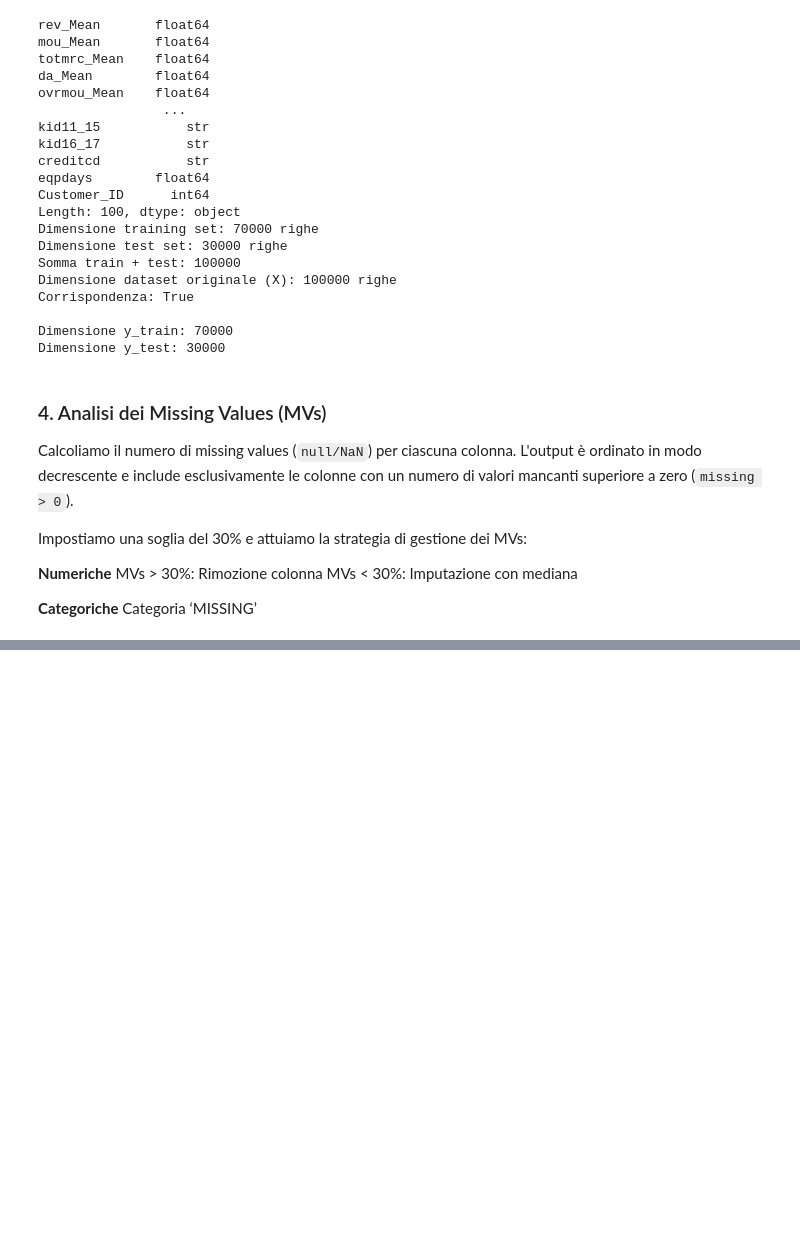
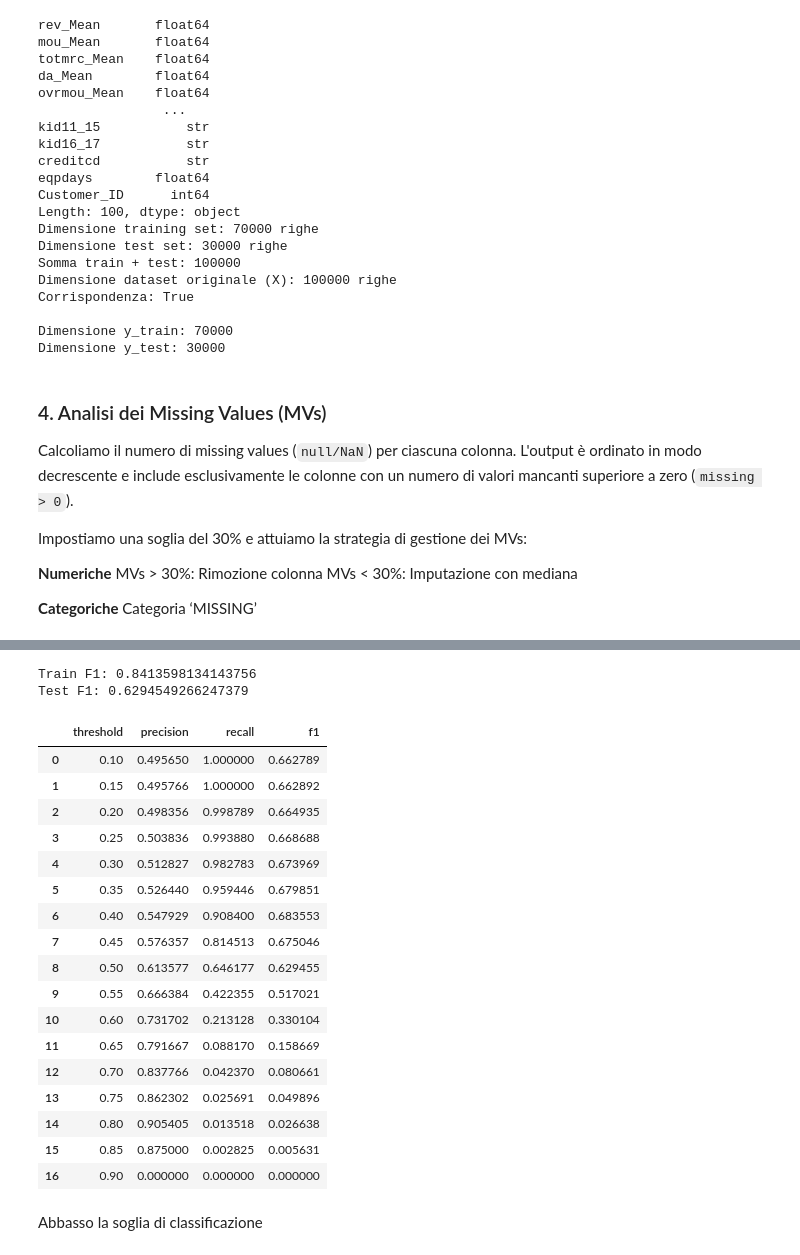
Before and after one commit to meddesara98-ctrl/SDG_Project, a Jupyter notebook: notebook.ipynb, the cells around one changed output, grey strips where cells are left out. Drawn from its saved outputs; the diff is of its cells as text; code cells hidden in the pictures; blank space fills up the shorter version.

Commit message:
Training RF, tuning parametri, cambio soglia di classificazione

```diff
--- a/notebook.ipynb
+++ b/notebook.ipynb
@@ -291,21 +290,0 @@ Le categoriche devono essere trasformate in numeriche
-# %%
-#Individuo le colonne categoriche rimaste
-cat_features = X_train_clean.select_dtypes(include=['object']).columns.tolist()
-num_features = X_train_clean.select_dtypes(include=[np.number]).columns.tolist()
-
-print(f"Colonne categoriche rimaste: len{cat_features}")
-print(f"Colonne numeriche rimaste: len{num_features}")
-
-# Encoding sulle colonne rimaste
-from sklearn.preprocessing import OneHotEncoder
-from sklearn.compose import ColumnTransformer
-
-preprocessor = ColumnTransformer(
-    transformers=[
-        ('cat', OneHotEncoder(handle_unknown='ignore'), cat_features)
-    ],
-    remainder='passthrough'  # le numeriche passano invariate
-)
-
-X_train_encoded = preprocessor.fit_transform(X_train_clean)  # fit + transform sul train
-X_test_encoded = preprocessor.transform(X_test_clean)         # solo transform sul test
@@ -409,0 +410,55 @@ Numero totale di feature dopo l'encoding: 216
+# %%
+from sklearn.metrics import f1_score
+
+y_pred_train = best_model.predict(X_train)
+y_pred_test = best_model.predict(X_test)
+
+print("Train F1:", f1_score(y_train, y_pred_train))
+print("Test F1:", f1_score(y_test, y_pred_test))
+# %% [output]
+Train F1: 0.8413598134143756
+Test F1: 0.6294549266247379
+# %%
+from sklearn.metrics import precision_score, recall_score, f1_score
+import numpy as np
+import pandas as pd
+
+thresholds = np.arange(0.10, 0.91, 0.05)
+
+results = []
+
+for threshold in thresholds:
+
+    y_pred = (y_proba_test >= threshold).astype(int)
+
+    results.append({
+        'threshold': threshold,
+        'precision': precision_score(y_test, y_pred),
+        'recall': recall_score(y_test, y_pred),
+        'f1': f1_score(y_test, y_pred)
+    })
+
+threshold_results = pd.DataFrame(results)
+
+display(threshold_results)
+# %% [output]
+|  | threshold | precision | recall | f1 |
+| 0 | 0.10 | 0.495650 | 1.000000 | 0.662789 |
+| 1 | 0.15 | 0.495766 | 1.000000 | 0.662892 |
+| 2 | 0.20 | 0.498356 | 0.998789 | 0.664935 |
+| 3 | 0.25 | 0.503836 | 0.993880 | 0.668688 |
+| 4 | 0.30 | 0.512827 | 0.982783 | 0.673969 |
+| 5 | 0.35 | 0.526440 | 0.959446 | 0.679851 |
+| 6 | 0.40 | 0.547929 | 0.908400 | 0.683553 |
+| 7 | 0.45 | 0.576357 | 0.814513 | 0.675046 |
+| 8 | 0.50 | 0.613577 | 0.646177 | 0.629455 |
+| 9 | 0.55 | 0.666384 | 0.422355 | 0.517021 |
+| 10 | 0.60 | 0.731702 | 0.213128 | 0.330104 |
+| 11 | 0.65 | 0.791667 | 0.088170 | 0.158669 |
+| 12 | 0.70 | 0.837766 | 0.042370 | 0.080661 |
+| 13 | 0.75 | 0.862302 | 0.025691 | 0.049896 |
+| 14 | 0.80 | 0.905405 | 0.013518 | 0.026638 |
+| 15 | 0.85 | 0.875000 | 0.002825 | 0.005631 |
+| 16 | 0.90 | 0.000000 | 0.000000 | 0.000000 |
+# %% [markdown]
+Abbasso la soglia di classificazione
```
Also changed, not shown: parts of 8 cells of this notebook, 1 other file.
